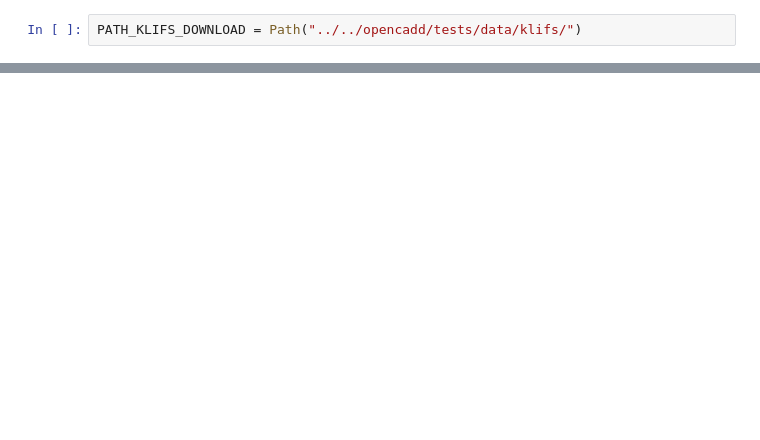
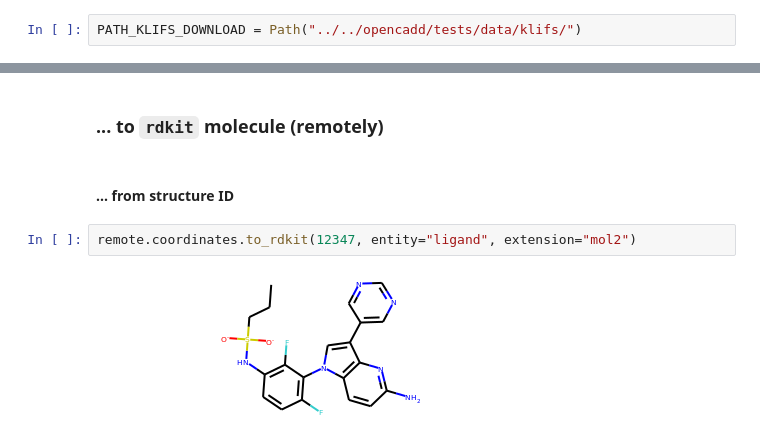
Before and after one commit to volkamerlab/opencadd, a Jupyter notebook: docs/tutorials/databases_klifs.ipynb, the cells around one changed output, grey strips where cells are left out. Cells and saved outputs as stored; diff of their text form; blank space fills up the shorter version.

```diff
--- a/docs/tutorials/databases_klifs.ipynb
+++ b/docs/tutorials/databases_klifs.ipynb
@@ -1382,0 +1156,8 @@ Not implemented, since files are already locally available.
+# %% [markdown]
+### ... to `rdkit` molecule (remotely)
+# %% [markdown]
+#### ... from structure ID
+# %%
+remote.coordinates.to_rdkit(12347, entity="ligand", extension="mol2")
+# %% [output]
+[figure, added]
```
Also changed, not shown: parts of 173 cells of this notebook.
